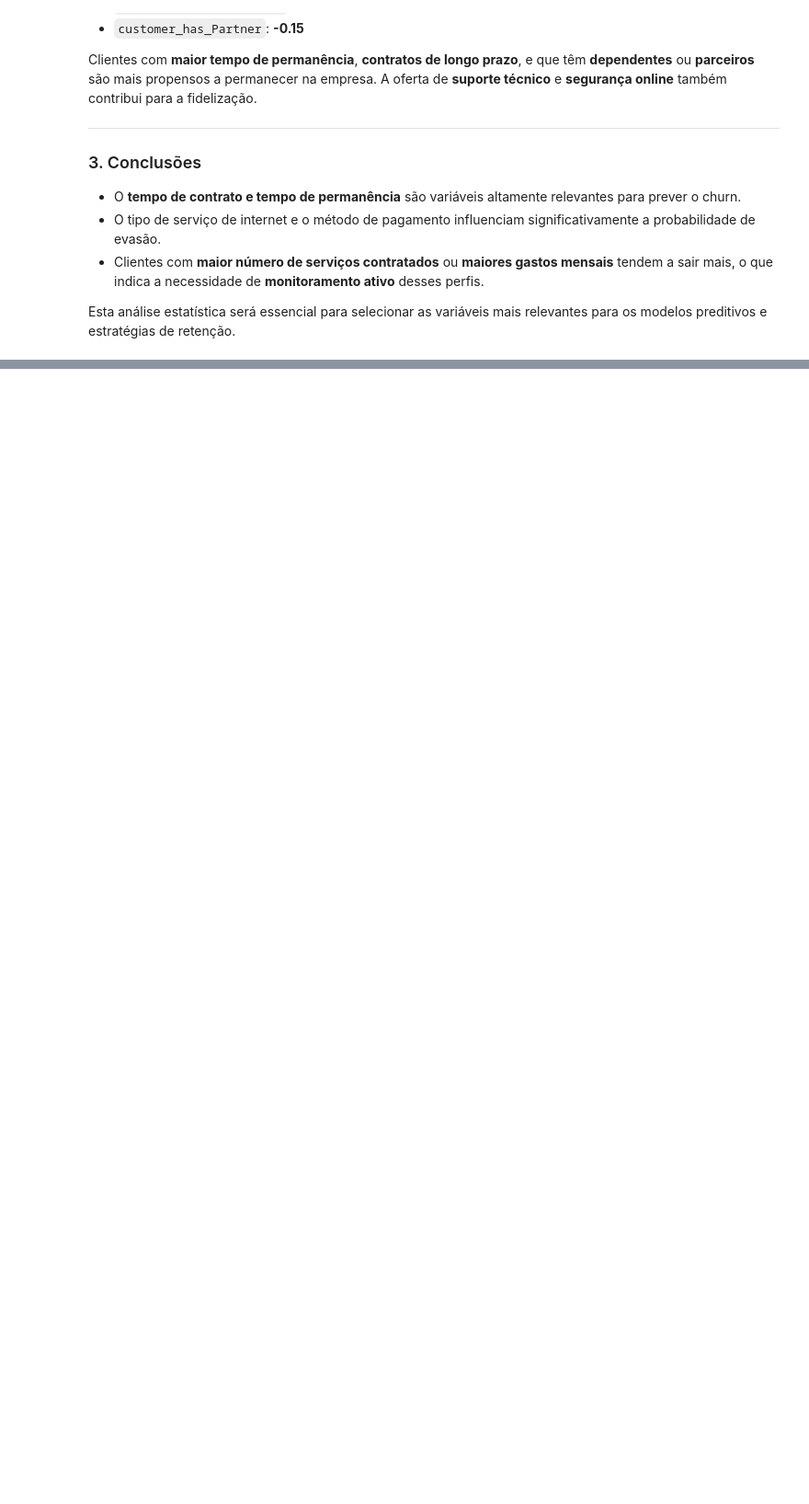
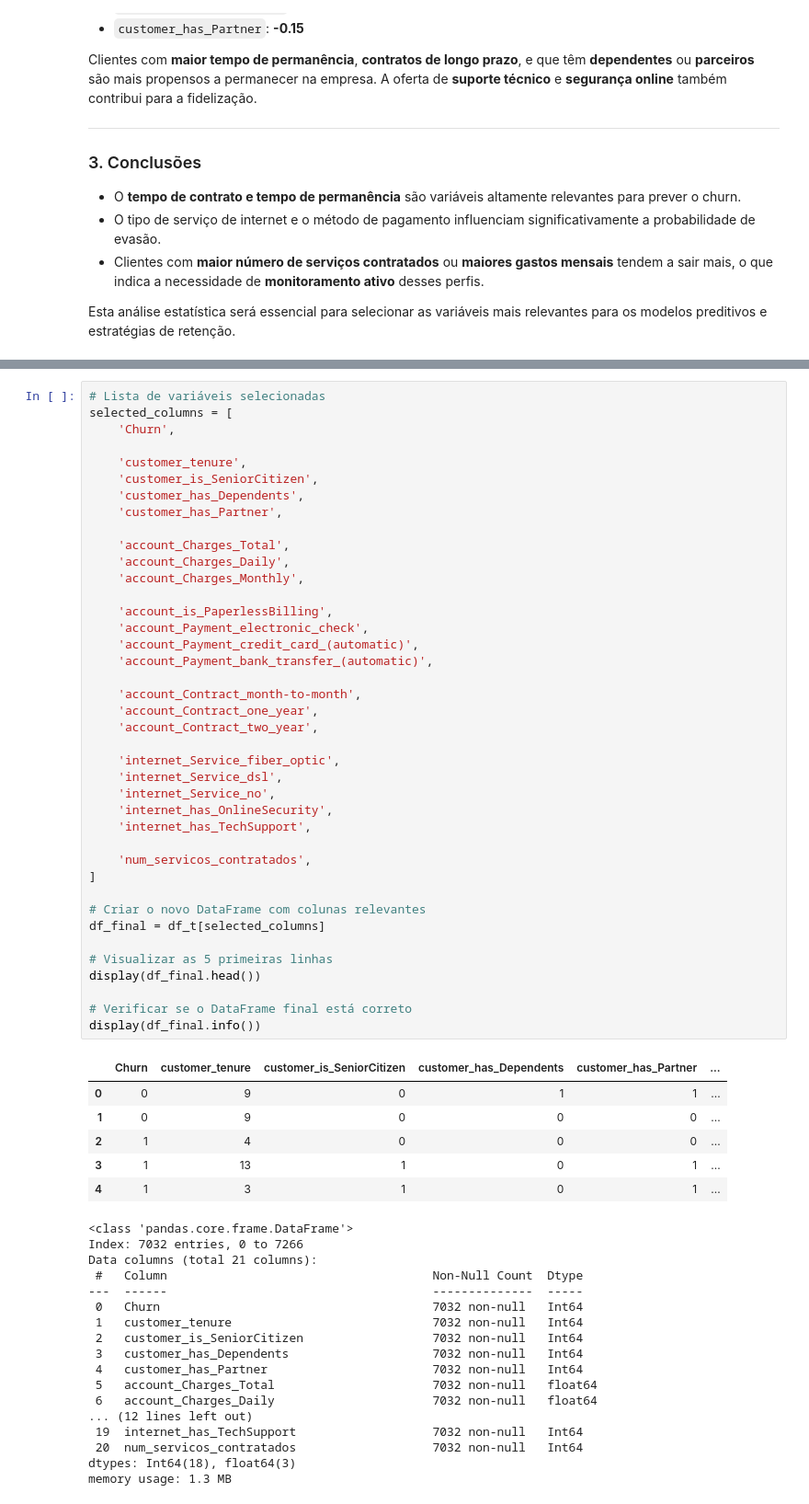
Before and after one commit to igonc/challenge-telecomX, a Jupyter notebook: TelecomX_BR.ipynb, the cells around one changed output, grey strips where cells are left out. Shown at 92% size. Cells and saved outputs as stored; diff of their text form; blank space fills up the shorter version.

Commit message:
feat: seleção e salvamento das variáveis mais relevantes para modelo de Churn

```diff
--- a/TelecomX_BR.ipynb
+++ b/TelecomX_BR.ipynb
@@ -1719,0 +1760,64 @@ Esta análise estatística será essencial para selecionar as variáveis mais re
+# %%
+# Lista de variáveis selecionadas
+selected_columns = [
+    'Churn',
+
+    'customer_tenure',
+    'customer_is_SeniorCitizen',
+    'customer_has_Dependents',
+    'customer_has_Partner',
+
+    'account_Charges_Total',
+    'account_Charges_Daily',
+    'account_Charges_Monthly',
+
+    'account_is_PaperlessBilling',
+    'account_Payment_electronic_check',
+    'account_Payment_credit_card_(automatic)',
+    'account_Payment_bank_transfer_(automatic)',
+
+    'account_Contract_month-to-month',
+    'account_Contract_one_year',
+    'account_Contract_two_year',
+
+    'internet_Service_fiber_optic',
+    'internet_Service_dsl',
+    'internet_Service_no',
+    'internet_has_OnlineSecurity',
+    'internet_has_TechSupport',
+
+    'num_servicos_contratados',
+]
+
+# Criar o novo DataFrame com colunas relevantes
+df_final = df_t[selected_columns]
+
+# Visualizar as 5 primeiras linhas
+display(df_final.head())
+
+# Verificar se o DataFrame final está correto
+display(df_final.info())
+# %% [output]
+|  | Churn | customer_tenure | customer_is_SeniorCitizen | customer_has_Dependents | customer_has_Partner | ... |
+| 0 | 0 | 9 | 0 | 1 | 1 | ... |
+| 1 | 0 | 9 | 0 | 0 | 0 | ... |
+| 2 | 1 | 4 | 0 | 0 | 0 | ... |
+| 3 | 1 | 13 | 1 | 0 | 1 | ... |
+| 4 | 1 | 3 | 1 | 0 | 1 | ... |
+<class 'pandas.core.frame.DataFrame'>
+Index: 7032 entries, 0 to 7266
+Data columns (total 21 columns):
+ #   Column                                     Non-Null Count  Dtype
+---  ------                                     --------------  -----
+ 0   Churn                                      7032 non-null   Int64
+ 1   customer_tenure                            7032 non-null   Int64
+ 2   customer_is_SeniorCitizen                  7032 non-null   Int64
+ 3   customer_has_Dependents                    7032 non-null   Int64
+ 4   customer_has_Partner                       7032 non-null   Int64
+ 5   account_Charges_Total                      7032 non-null   float64
+ 6   account_Charges_Daily                      7032 non-null   float64
+... (12 lines left out)
+ 19  internet_has_TechSupport                   7032 non-null   Int64
+ 20  num_servicos_contratados                   7032 non-null   Int64
+dtypes: Int64(18), float64(3)
+memory usage: 1.3 MB
```
Also changed, not shown: parts of 3 cells of this notebook, 1 other file.
